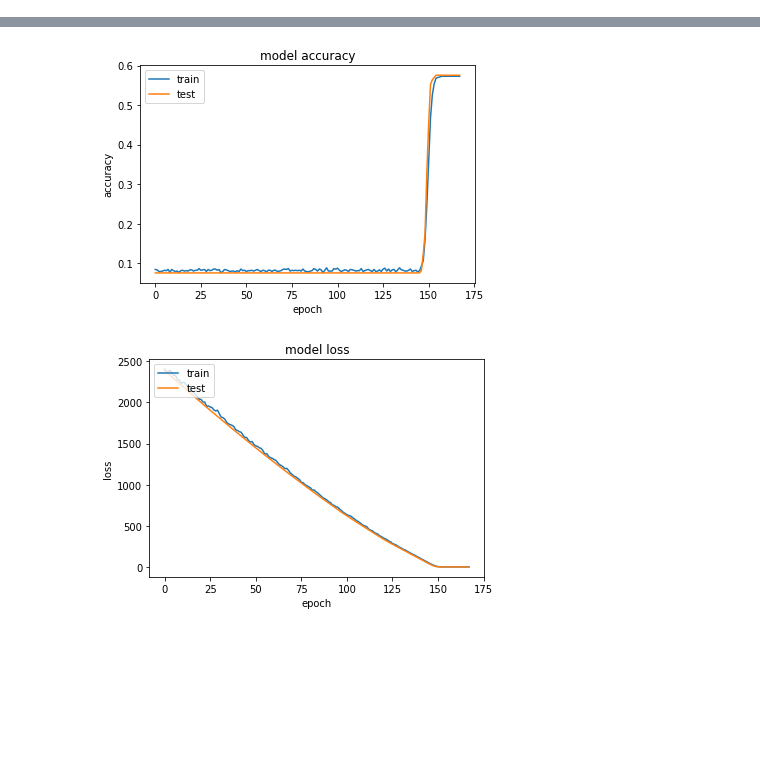
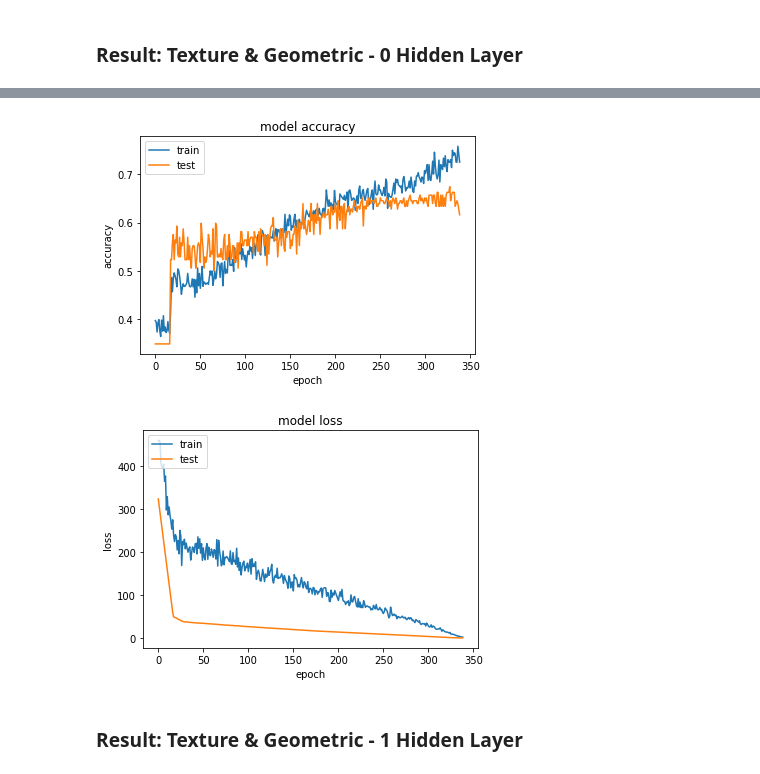
Before and after one commit to nisaodabas/CNG483-Project2, a Jupyter notebook: CNG483_Project2.ipynb, the cells around one changed output, grey strips where cells are left out. Saved outputs shown, nothing was run; the diff lists cells and outputs as text; code cells hidden in the pictures; blank space fills up the shorter version.

```diff
--- a/CNG483_Project2.ipynb
+++ b/CNG483_Project2.ipynb
@@ -325,0 +409,34 @@ def model_geo(X, y, X_test, y_test, dim):
+# %%
+def model_combined_0(X, y, X_test, y_test, dim):
+
+    X_train, X_val, y_train, y_val = train_test_split(X, y, test_size=0.15, shuffle=True, stratify=y, random_state=1)
+
+    # 0 - Hidden Layer NN #
+
+    model = Sequential()
+    model.add(Dense(12, activation='relu', kernel_initializer=RandomUniform(seed=1), input_dim=dim))
+    model.add(Dropout(0.1))
+
+    model.add(Dense(3, activation='softmax'))
+
+    # compile the model
+    opt = RMSprop(learning_rate=0.00001, rho=0.9, momentum=0.0)
+    #model.compile(optimizer=opt, loss='binary_crossentropy')
+    model.compile(optimizer=opt, loss='sparse_categorical_crossentropy', metrics=['acc'])
+
+    # simple early stopping
+    es = EarlyStopping(monitor='val_loss', mode='min', verbose=1, patience=4)
+
+    numEpochs = 5000
+    batches = 36
+
+    # fit model
+    history = model.fit(X_train, y_train, validation_data=(X_val, y_val), epochs=numEpochs, batch_size=batches, verbose=0 , callbacks=[es])
+
+    # evaluate the model
+    _, train_acc = model.evaluate(X_train, y_train,verbose=0)
+    _, validation_acc = model.evaluate(X_val, y_val, verbose=0)
+    _, test_acc = model.evaluate(X_test, y_test, verbose=0)
+    print('Train: %.3f, Validation: %.3f, Test: %.3f'  % (train_acc*100, validation_acc*100, test_acc*100))
+
+    plotHistory(history)
@@ -517,4 +778,5 @@ Train: 56.893, Validation: 57.558, Test: 57.895
+# %% [markdown]
+### **Result: Texture & Geometric - 0 Hidden Layer**
 # %%
-    print("Both Texture and Geometric Features")
-    model_combined(all_x_train, txtr_y_train, all_x_test, txtr_y_test, 9605)
+    model_combined_0(all_x_train, txtr_y_train, all_x_test, txtr_y_test, all_x_train.shape[1])
 # %% [output]
@@ -538,2 +800,4 @@ Train: 57.305, Validation: 57.558, Test: 57.675
-[figure, old version]
+[figure, new version]
-[figure, old version]
+[figure, new version]
+# %% [markdown]
+### **Result: Texture & Geometric - 1 Hidden Layer**
```
Also changed, not shown: parts of 51 cells of this notebook.
